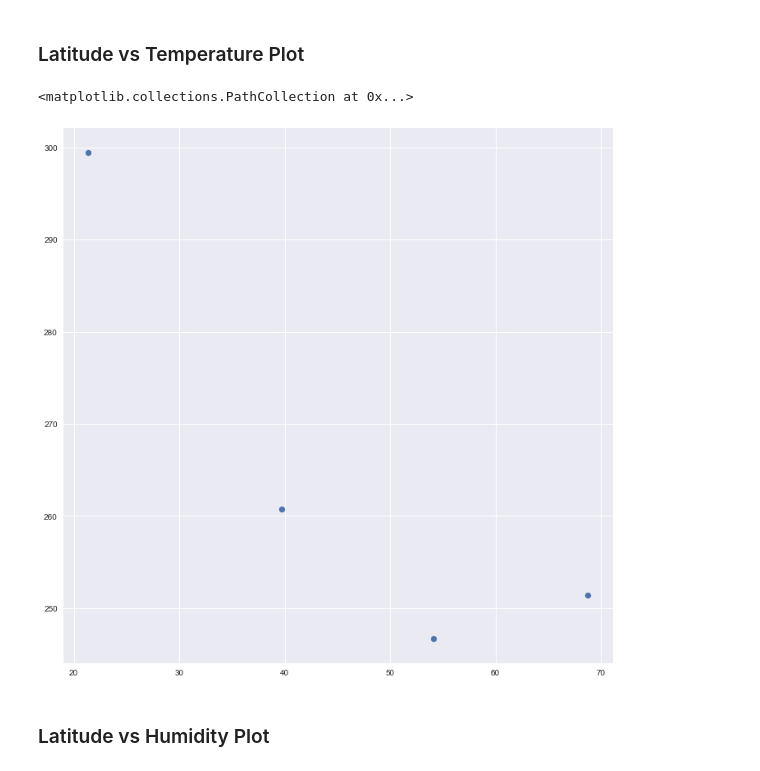
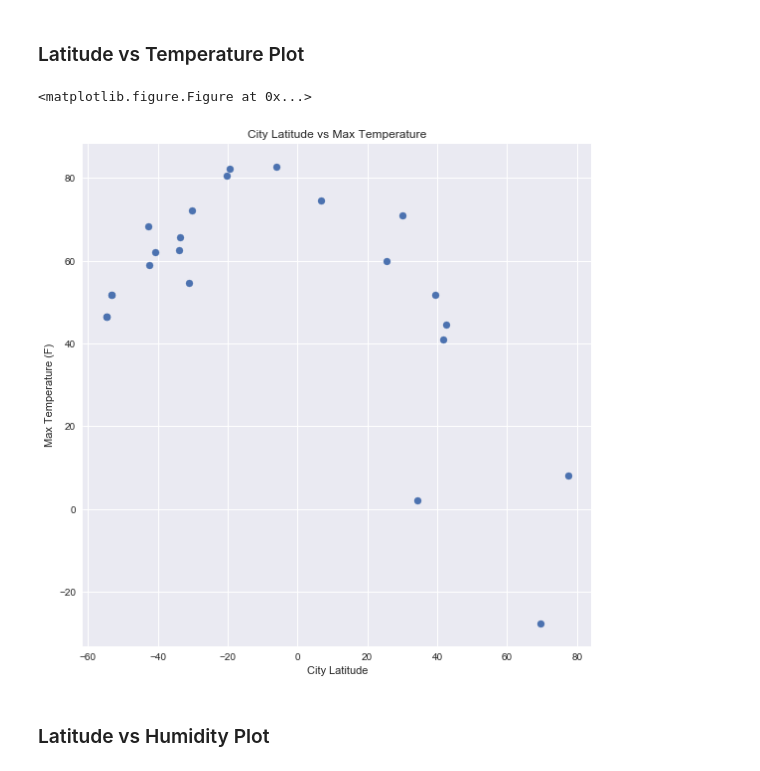
Before and after one commit to alandavila/data-analytics, a Jupyter notebook: Python/api/WeatherPy.ipynb, the cells around one changed output. Cells and saved outputs as stored; diff of their text form; code cells hidden in the pictures.

Commit message:
added plots with seaborn style

```diff
--- a/Python/api/WeatherPy.ipynb
+++ b/Python/api/WeatherPy.ipynb
@@ -78,10 +94,16 @@ latitudes_df.head()
 # %% [markdown]
 ### Latitude vs Temperature Plot
-# %%
-fig, ax = plt.subplots(figsize = (12,12))
-ax.scatter(latitudes_df['Latitude'], latitudes_df['Temperature'])
-# %% [output]
-<matplotlib.collections.PathCollection at 0x...>
-[figure, removed]
+# %%
+fig, ax = plt.subplots(figsize = (8,8))
+ax.scatter(latitudes_df['Latitude'], latitudes_df['Max Temperature'])
+plt.title('City Latitude vs Max Temperature')
+ax.set_ylabel('Max Temperature (F)')
+ax.set_xlabel('City Latitude')
+plt.tight_layout()
+plt.show()
+plt.savefig('Latitude_vs_MaxTemp.png')
+# %% [output]
+<matplotlib.figure.Figure at 0x...>
+[figure, added]
 # %% [markdown]
 ### Latitude vs Humidity Plot
```
Also changed, not shown: parts of 7 cells of this notebook, 5 other files.
